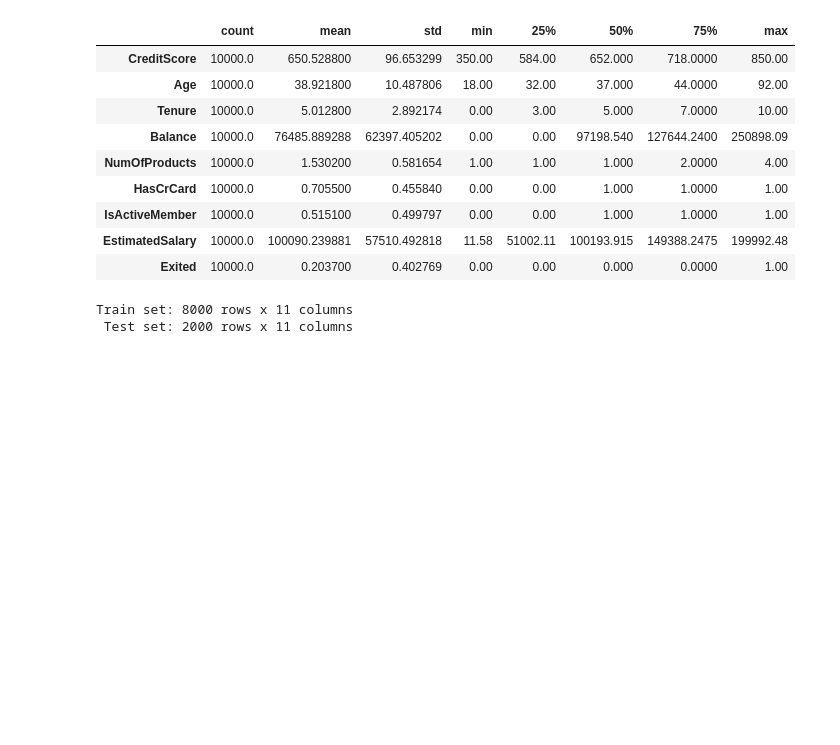
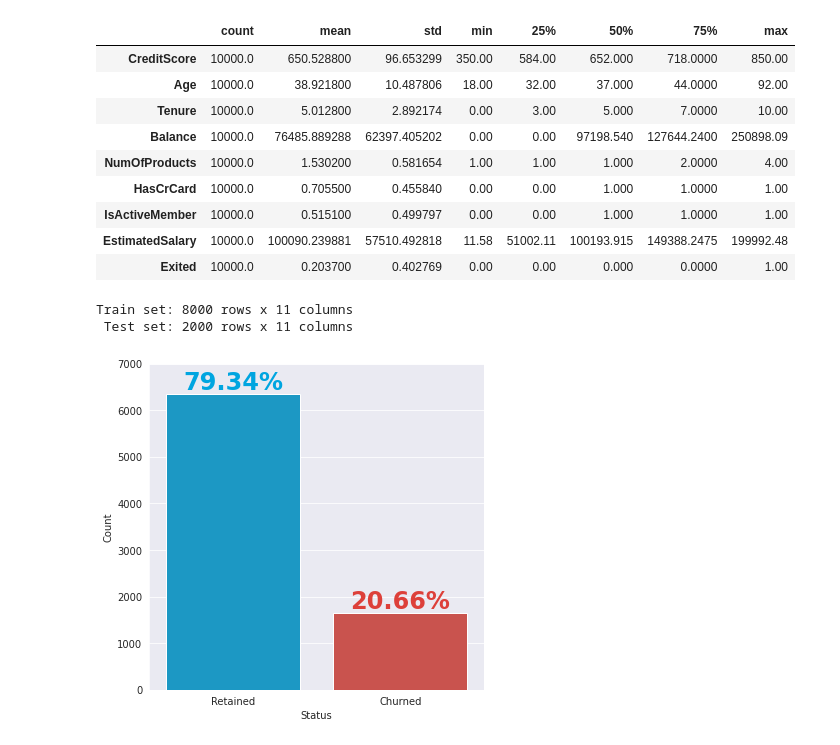
Before and after one commit to Data-Analytical-Thinking/Projeto_FMF, a Jupyter notebook: Cópia_de_Versão_original_bank_customer_churn_prediction.ipynb, the cells around one changed output. Saved outputs shown, nothing was run; the diff lists cells and outputs as text; code cells hidden in the pictures; blank space fills up the shorter version.

```diff
--- a/Cópia_de_Versão_original_bank_customer_churn_prediction.ipynb
+++ b/Cópia_de_Versão_original_bank_customer_churn_prediction.ipynb
@@ -730,3 +730,33 @@ print(' Test set: {} rows x {} columns'.format(test_df.shape[0],
 # %% [output]
 Train set: 8000 rows x 11 columns
  Test set: 2000 rows x 11 columns
+# %%
+import matplotlib.pyplot as plt
+import seaborn as sns
+sns.set_style('darkgrid')
+# %%
+colors = ['#00A5E0', '#DD403A']
+colors_cat = ['#E8907E', '#D5CABD', '#7A6F86', '#C34A36', '#B0A8B9', '#845EC2', '#8f9aaa', '#FFB86F', '#63BAAA', '#9D88B3', '#38c4e3']
+colors_comp = ['steelblue', 'seagreen', 'black', 'darkorange', 'purple', 'firebrick', 'slategrey']
+font_size = 20
+# %%
+fig, ax = plt.subplots(figsize=(6, 6))
+
+sns.countplot(x='Exited', data=train_df, palette=colors, ax=ax)
+
+for index, value in enumerate(train_df['Exited'].value_counts()):
+    label = '{}%'.format(round((value / train_df['Exited'].shape[0]) * 100, 2))
+    ax.annotate(label,
+                xy=(index, value + 250),
+                ha='center',
+                va='center',
+                color=colors[index],
+                fontweight='bold',
+                size=font_size + 4)
+
+ax.set_xticklabels(['Retained', 'Churned'])
+ax.set_xlabel('Status')
+ax.set_ylabel('Count')
+ax.set_ylim([0, 7000]);
+# %% [output]
+[figure, added]
```
